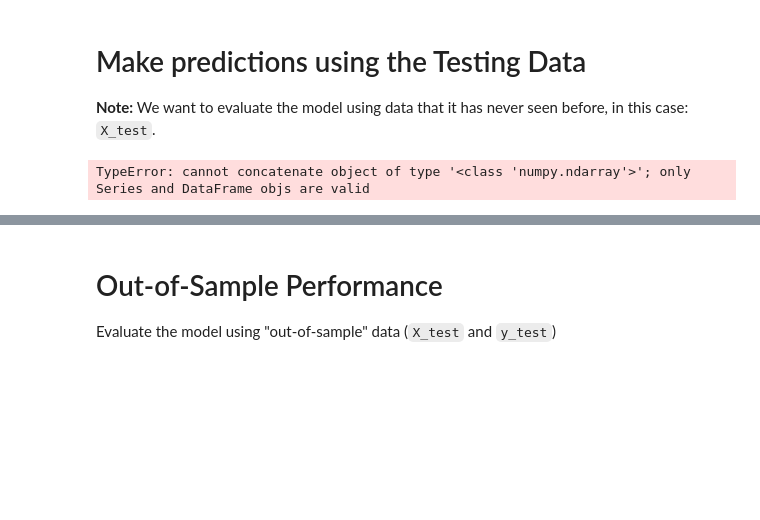
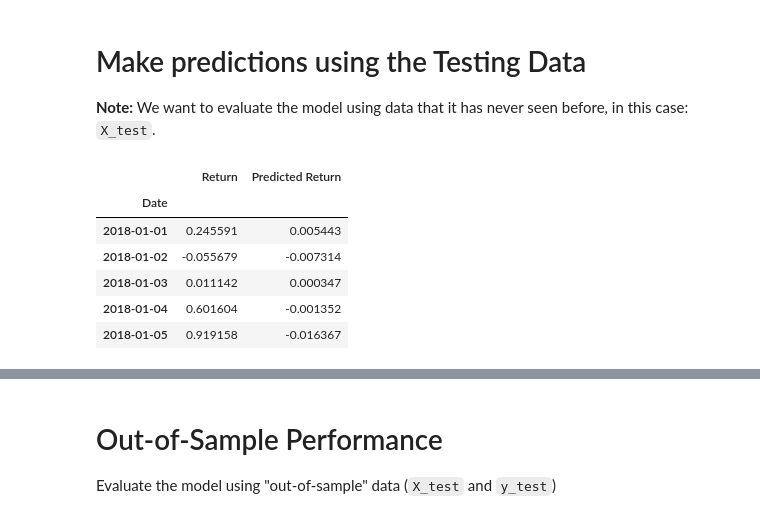
Before and after one commit to jusgou/Homework, a Jupyter notebook: 0426_Time_Series/Starter_Code/regression_analysis.ipynb, the cells around one changed output, grey strips where cells are left out. Cells and saved outputs as stored; diff of their text form; code cells hidden in the pictures; blank space fills up the shorter version.

```diff
--- a/0426_Time_Series/Starter_Code/regression_analysis.ipynb
+++ b/0426_Time_Series/Starter_Code/regression_analysis.ipynb
@@ -123,8 +105,16 @@ model.fit(x_train, y_train)
 predictions = model.predict(x_test)
 # %%
 # Assemble actual y data (Y_test) with predicted y data (from just above) into two columns in a dataframe:
-y_data = pd.concat([y_test, predictions], axis="columns", join="inner")
+reg_results = y_test.to_frame()
+reg_results["Predicted Return"] = predictions
+reg_results.head()
 # %% [output]
-TypeError: cannot concatenate object of type '<class 'numpy.ndarray'>'; only Series and DataFrame objs are valid
+|  | Return | Predicted Return |
+| Date |  |  |
+| 2018-01-01 | 0.245591 | 0.005443 |
+| 2018-01-02 | -0.055679 | -0.007314 |
+| 2018-01-03 | 0.011142 | 0.000347 |
+| 2018-01-04 | 0.601604 | -0.001352 |
+| 2018-01-05 | 0.919158 | -0.016367 |
 # %%
 # Plot the first 20 predictions vs the true values
```
Also changed, not shown: parts of 6 cells of this notebook, 1 other file.
